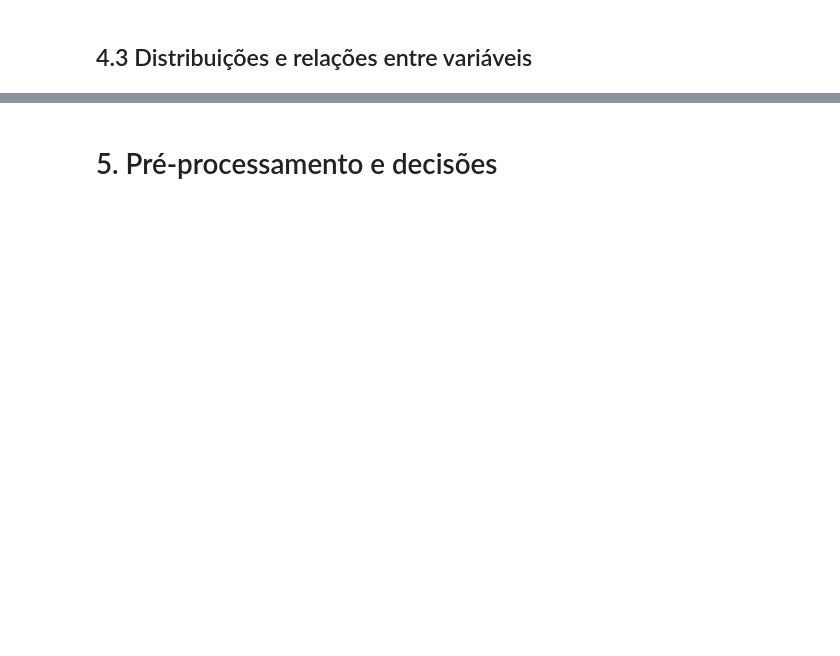
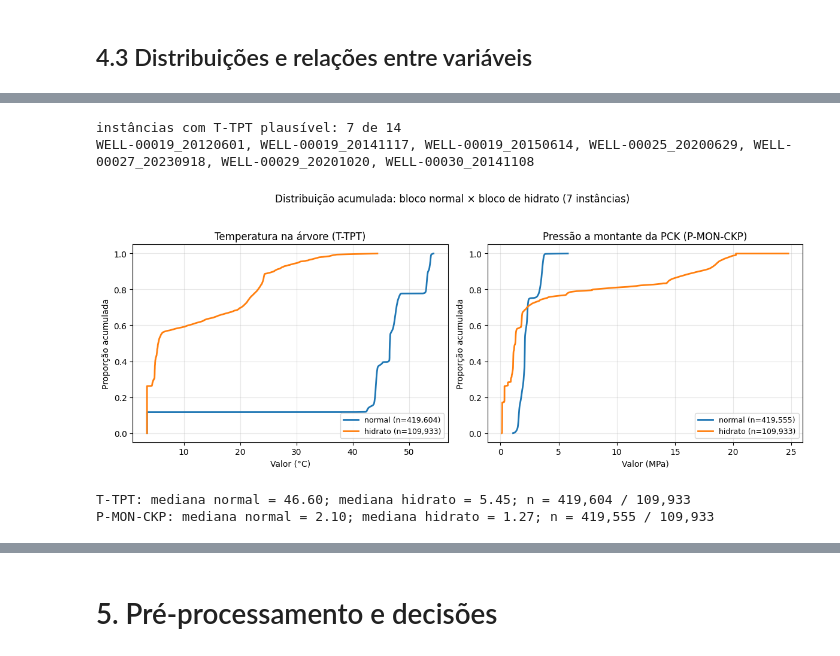
Before and after one commit to leobarduzzi/mvp_analise_dados, a Jupyter notebook: mvp.ipynb, the cells around one changed output, grey strips where cells are left out. Cells and saved outputs as stored; diff of their text form; code cells hidden in the pictures; blank space fills up the shorter version.

```diff
--- a/mvp.ipynb
+++ b/mvp.ipynb
@@ -65,0 +276,15 @@ for pacote in ("pandas", "numpy", "matplotlib", "seaborn", "scikit-learn"):
+# %%
+def nome_do_poco(instancia):
+    """Nome do poço a partir do arquivo: 'WELL-00019_2012...' -> 'WELL-00019'."""
+    return instancia.split("_")[0]
+
+
+def carregar_instancias(diretorio, manifesto):
+    """Lê um DataFrame por instância, preservando o índice `timestamp` do arquivo."""
+    return {nome: pd.read_parquet(diretorio / nome) for nome, _ in manifesto}
+
+
+instancias = carregar_instancias(CACHE, MANIFESTO)
+total_linhas = sum(len(df) for df in instancias.values())
+pocos = {nome_do_poco(nome) for nome in instancias}
+print(f"{len(instancias)} instâncias | {total_linhas:,} linhas | {len(pocos)} poços distintos")
@@ -100,0 +733,62 @@ Crie subseções para as figuras necessárias ao problema. Se houver muitas colu
+# %%
+import matplotlib.pyplot as plt
+
+
+def instancias_com_temperatura_valida(instancias):
+    selecionadas = {}
+    for nome, df in instancias.items():
+        s = df["T-TPT"].dropna()
+        if len(s) and (s >= -10).mean() >= 0.99:
+            selecionadas[nome] = df
+    return selecionadas
+
+
+def series_por_classe(instancias, coluna):
+    normal, hidrato = [], []
+    for df in instancias.values():
+        s = df[coluna].replace(list(CODIGOS_FALHA), np.nan).mask(lambda x: x.abs() > 1e12)
+        normal.append(s[df["class"] == 0].dropna().to_numpy())
+        hidrato.append(s[df["class"] == 8].dropna().to_numpy())
+    return np.concatenate(normal), np.concatenate(hidrato)
+
+
+def curva_ecdf(x):
+    x = np.sort(x)
+    return x, np.arange(1, len(x) + 1) / len(x)
+
+
+validas = instancias_com_temperatura_valida(instancias)
+print(f"instâncias com T-TPT plausível: {len(validas)} de {len(instancias)}")
+print(", ".join(nome.split("_")[0] + "_" + nome.split("_")[1][:8] for nome in validas))
+
+fig, axes = plt.subplots(1, 2, figsize=(12, 4.6))
+for ax, coluna, titulo, unidade in (
+    (axes[0], "T-TPT", "Temperatura na árvore (T-TPT)", "°C"),
+    (axes[1], "P-MON-CKP", "Pressão a montante da PCK (P-MON-CKP)", "MPa"),
+):
+    normal, hidrato = series_por_classe(validas, coluna)
+    fator = 1e6 if coluna.startswith("P-") else 1.0
+    xn, yn = curva_ecdf(normal / fator)
+    xh, yh = curva_ecdf(hidrato / fator)
+    ax.plot(xn, yn, lw=2, label=f"normal (n={len(normal):,})")
+    ax.plot(xh, yh, lw=2, label=f"hidrato (n={len(hidrato):,})")
+    ax.set(title=titulo, xlabel=f"Valor ({unidade})", ylabel="Proporção acumulada")
+    ax.grid(alpha=0.3)
+    ax.legend(loc="lower right", fontsize=9)
+fig.suptitle("Distribuição acumulada: bloco normal × bloco de hidrato (7 instâncias)", y=1.03)
+plt.tight_layout()
+display(fig)
+plt.close(fig)
+
+for coluna in ("T-TPT", "P-MON-CKP"):
+    n, h = series_por_classe(validas, coluna)
+    fator = 1e6 if coluna.startswith("P-") else 1.0
+    print(f"{coluna}: mediana normal = {np.median(n)/fator:,.2f}; "
+          f"mediana hidrato = {np.median(h)/fator:,.2f}; "
+          f"n = {len(n):,} / {len(h):,}")
+# %% [output]
+instâncias com T-TPT plausível: 7 de 14
+WELL-00019_20120601, WELL-00019_20141117, WELL-00019_20150614, WELL-00025_20200629, WELL-00027_20230918, WELL-00029_20201020, WELL-00030_20141108
+[figure, added]
+T-TPT: mediana normal = 46.60; mediana hidrato = 5.45; n = 419,604 / 109,933
+P-MON-CKP: mediana normal = 2.10; mediana hidrato = 1.27; n = 419,555 / 109,933
```
Also changed, not shown: parts of 81 cells of this notebook, 1 other file.
